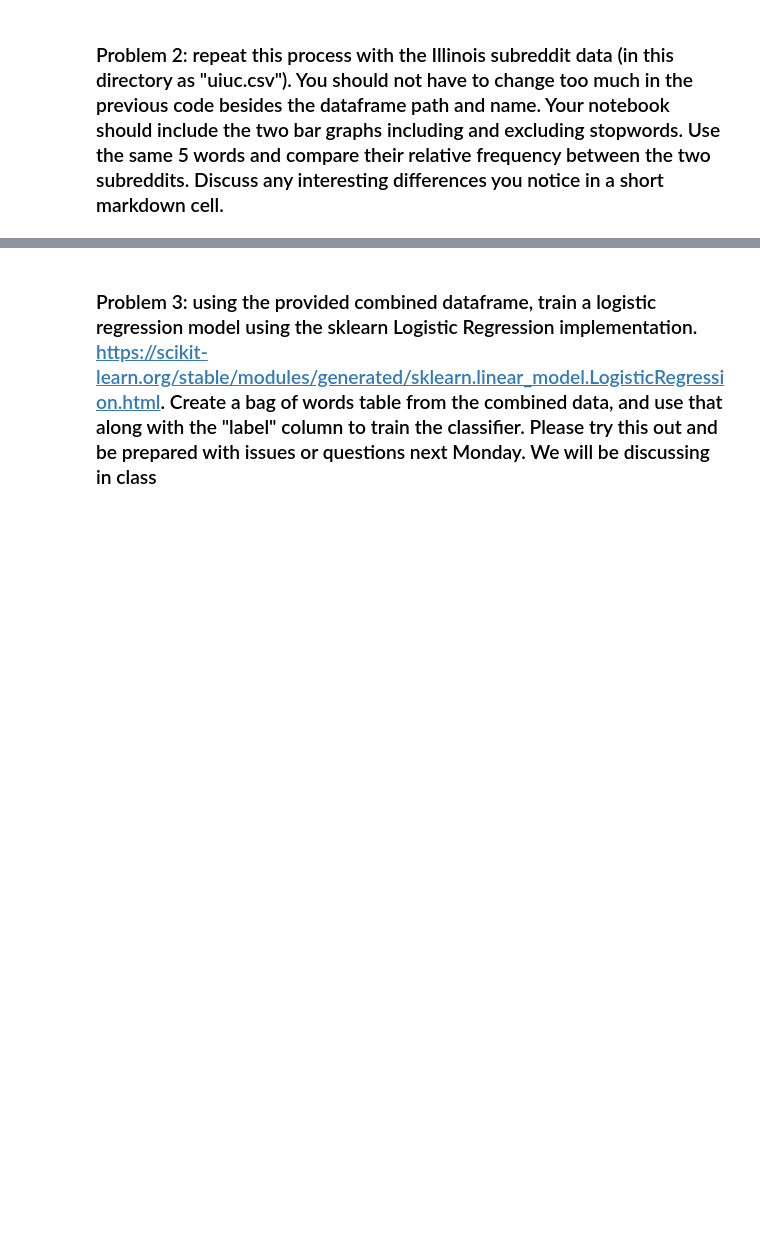
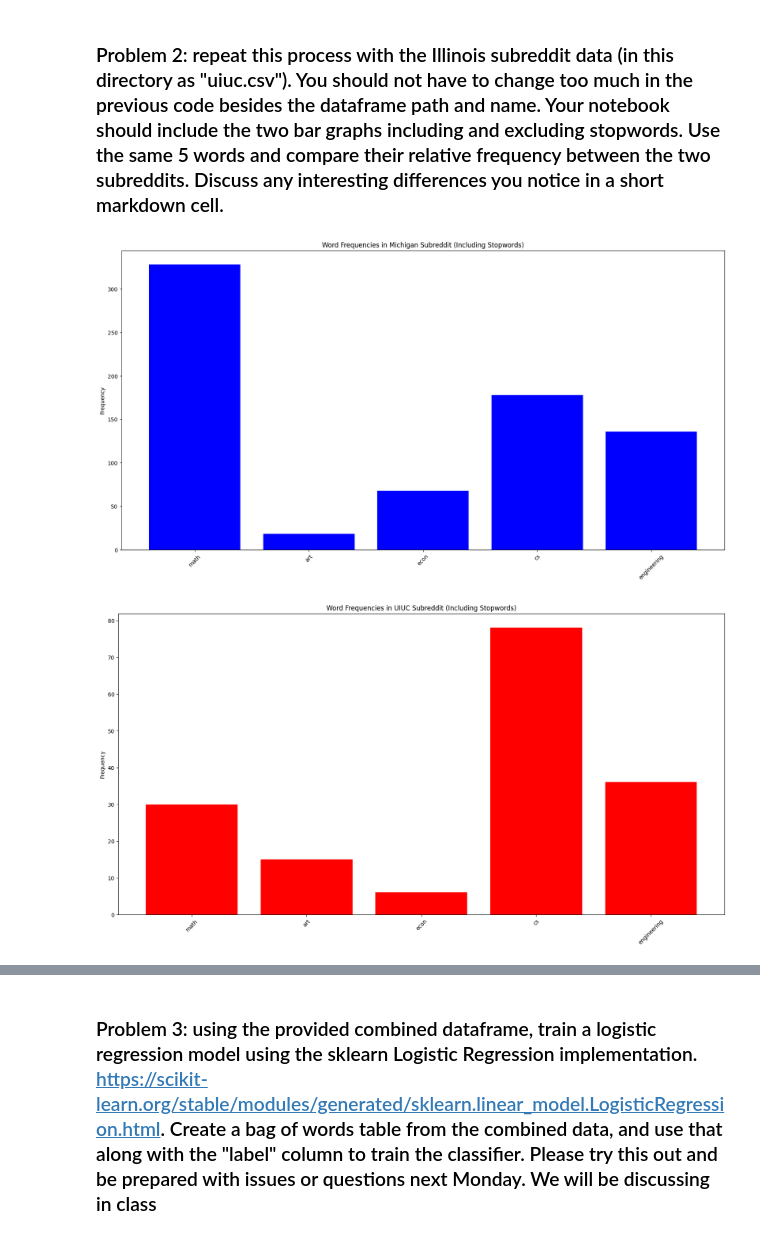
Before and after one commit to krishgolcha/project1-counting-words, a Jupyter notebook: project1.ipynb, the cells around one changed output, grey strips where cells are left out. Drawn from its saved outputs; the diff is of its cells as text; code cells hidden in the pictures; blank space fills up the shorter version.

```diff
--- a/project1.ipynb
+++ b/project1.ipynb
@@ -230,0 +267,71 @@ uiuc=pd.read_csv("uiuc.csv")
+# %%
+# Re-import necessary libraries since execution state was reset
+import pandas as pd
+import spacy
+import matplotlib.pyplot as plt
+from sklearn.feature_extraction.text import CountVectorizer
+
+# Load the language model for lemmatization
+nlp = spacy.load("en_core_web_sm")
+
+# Define text cleaning and lemmatization functions
+def clean(text):
+    text = ' '.join(str(text).split())  # Remove newline and extra spaces
+    text = text.lower()  # Convert to lowercase
+    text = ''.join([char for char in text if char.isalpha() or char.isspace()])  # Remove punctuation
+    return text
+
+def lemmatize_without_stopwords(text):
+    doc = nlp(text)
+    return " ".join([token.lemma_ for token in doc if not (token.is_stop or token.is_punct)])
+
+# Load UIUC and Michigan data
+uiuc = pd.read_csv("uiuc.csv")
+umich = pd.read_csv("umich.csv")
+
+# Apply text cleaning
+uiuc['cleaned_text'] = uiuc['text'].astype(str).apply(clean)
+umich['cleaned_text'] = umich['text'].astype(str).apply(clean)
+
+# Apply lemmatization without stopwords
+uiuc['lemmatized_no_stopwords'] = uiuc['cleaned_text'].apply(lemmatize_without_stopwords)
+umich['lemmatized_no_stopwords'] = umich['cleaned_text'].apply(lemmatize_without_stopwords)
+
+# Create Bag of Words representations excluding stopwords
+vectorizer = CountVectorizer(min_df=3, max_df=0.3, ngram_range=(1,2))
+uiuc_bow_no_stop = vectorizer.fit_transform(uiuc['lemmatized_no_stopwords'])
+umich_bow_no_stop = vectorizer.transform(umich['lemmatized_no_stopwords'])
+
+# Convert to DataFrames
+uiuc_bow_df_no_stop = pd.DataFrame(uiuc_bow_no_stop.toarray(), columns=vectorizer.get_feature_names_out())
+umich_bow_df_no_stop = pd.DataFrame(umich_bow_no_stop.toarray(), columns=vectorizer.get_feature_names_out())
+
+# Count word occurrences
+uiuc_word_counts_no_stop = uiuc_bow_df_no_stop.sum().sort_values(ascending=False)
+umich_word_counts_no_stop = umich_bow_df_no_stop.sum().sort_values(ascending=False)
+
+# Define the words of interest
+interesting_words = ["math", "art", "econ", "cs", "engineering"]
+
+# Extract frequency of selected words in both datasets (excluding stopwords)
+umich_selected_words_no_stop = umich_word_counts_no_stop.reindex(interesting_words, fill_value=0)
+uiuc_selected_words_no_stop = uiuc_word_counts_no_stop.reindex(interesting_words, fill_value=0)
+
+# Plot Michigan subreddit word frequencies (including stopwords)
+plt.figure(figsize=(20, 10))
+plt.bar(umich_selected_words_no_stop.index, umich_selected_words_no_stop.values, color="blue")
+plt.xticks(rotation=45)
+plt.title("Word Frequencies in Michigan Subreddit (Including Stopwords)")
+plt.ylabel("Frequency")
+plt.show()
+
+# Plot UIUC subreddit word frequencies (including stopwords)
+plt.figure(figsize=(20, 10))
+plt.bar(uiuc_selected_words_no_stop.index, uiuc_selected_words_no_stop.values, color="red")
+plt.xticks(rotation=45)
+plt.title("Word Frequencies in UIUC Subreddit (Including Stopwords)")
+plt.ylabel("Frequency")
+plt.show()
+# %% [output]
+[figure, added]
+[figure, added]
```
Also changed, not shown: parts of 31 cells of this notebook.
